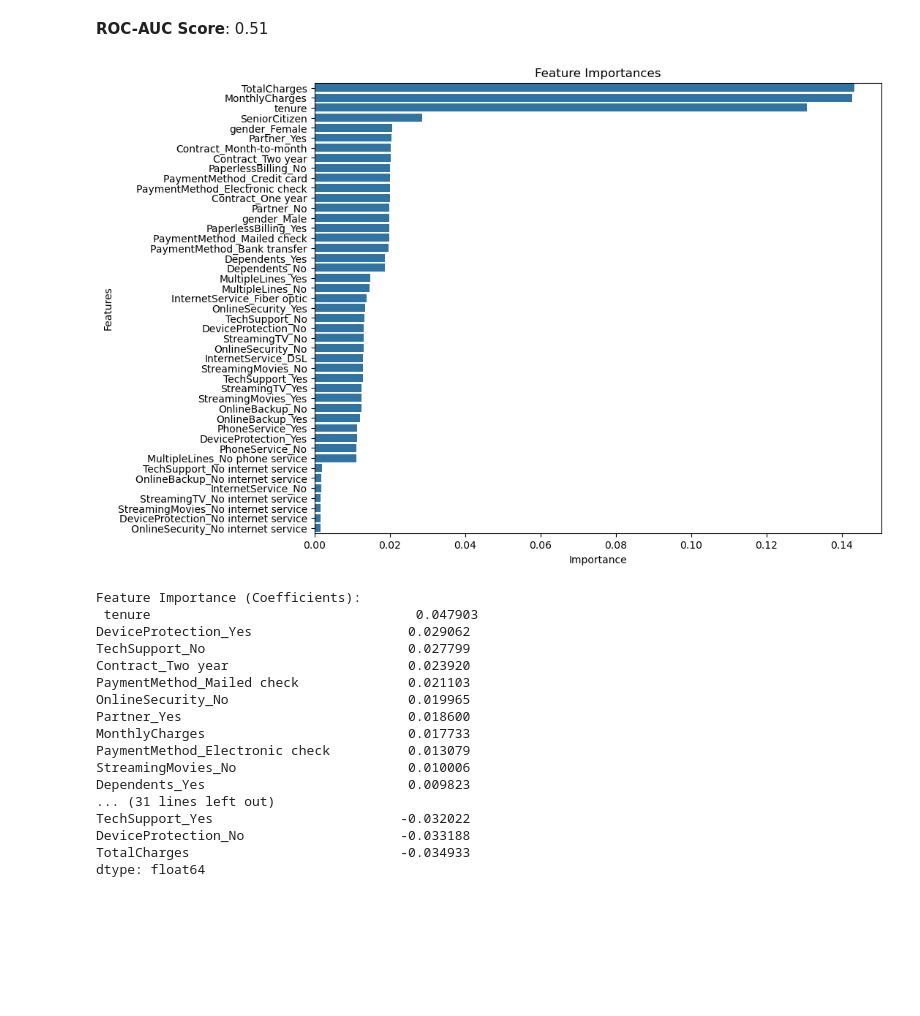
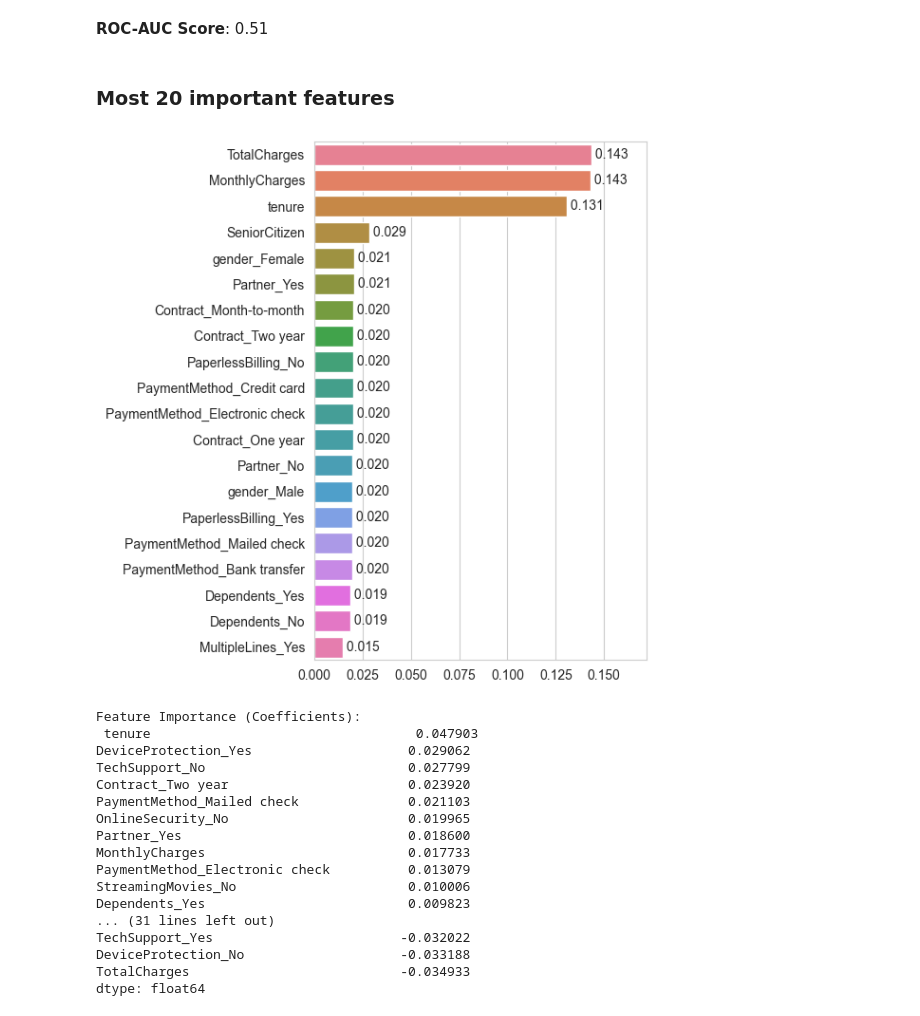
Before and after one commit to huixincai/customer-churn-analysis, a Jupyter notebook: Customer-churn-Analysis.ipynb, the cells around one changed output. Cells and saved outputs as stored; diff of their text form; code cells hidden in the pictures; blank space fills up the shorter version.

Commit message:
improve importance feature graph

```diff
--- a/Customer-churn-Analysis.ipynb
+++ b/Customer-churn-Analysis.ipynb
@@ -523,16 +523,28 @@ Markdown(f'**ROC-AUC Score**: {roc_auc:.2f}')
 # Feature importances for Random forest classifiers
 feature_importances = modelrfc.feature_importances_
 feature_importance_df = pd.DataFrame({'Feature': X.columns, 'Importance': feature_importances})
-# %%
-# Plot feature importances for Random forest classifiers
-plt.figure(figsize=(10, 8))
-sns.barplot(x='Importance', y='Feature', data=feature_importance_df.sort_values(by='Importance', ascending=False))
-plt.title('Feature Importances')
-plt.xlabel('Importance')
-plt.ylabel('Features')
-plt.show()
-# %% [output]
-[figure, removed]
+# %%
+top_features = feature_importance_df.sort_values(by='Importance', ascending=False).head(20)
+plt.figure(figsize=(6, 6))
+
+ax = sns.barplot(x='Importance', y='Feature', data=top_features, hue='Feature')
+
+ax.set_xlabel('')
+ax.set_ylabel('')
+
+for i, v in enumerate(top_features['Importance']):
+    ax.text(v, i, f' {v:.3f}', va='center')
+
+# Add headroom to x-axis
+x_max = top_features['Importance'].max()
+plt.xlim(0, x_max * 1.2)
+
+plt.tight_layout()
+display(Markdown(f'<h3> Most 20 important features'))
+plt.show()
+# %% [output]
+<h3> Most 20 important features
+[figure, added]
 # %%
 # Feature importances for Logistic Regression Model
 coefficients = modellr.coef_[0]
```
